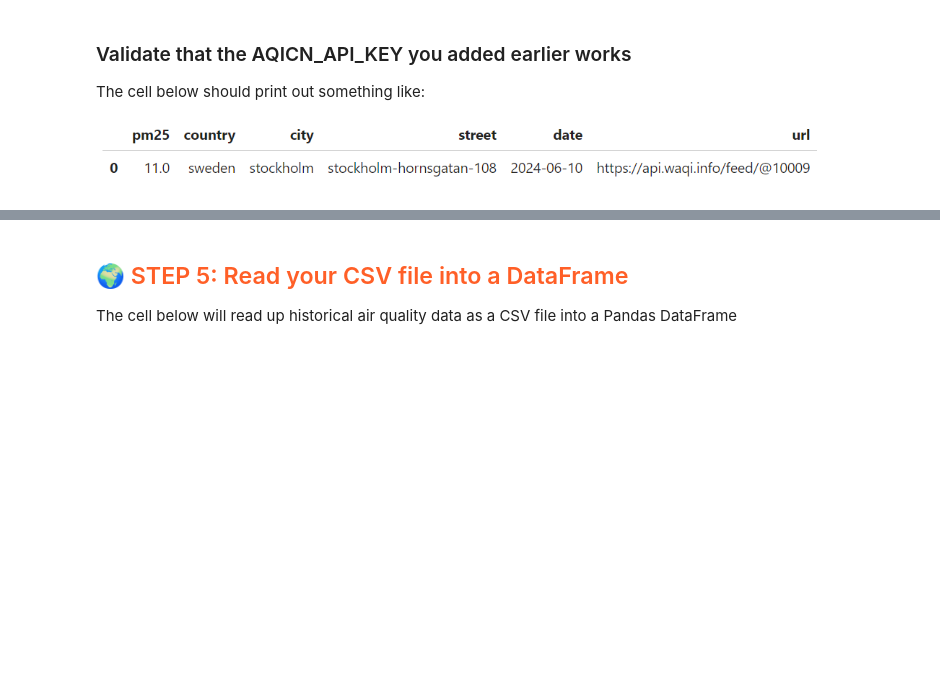
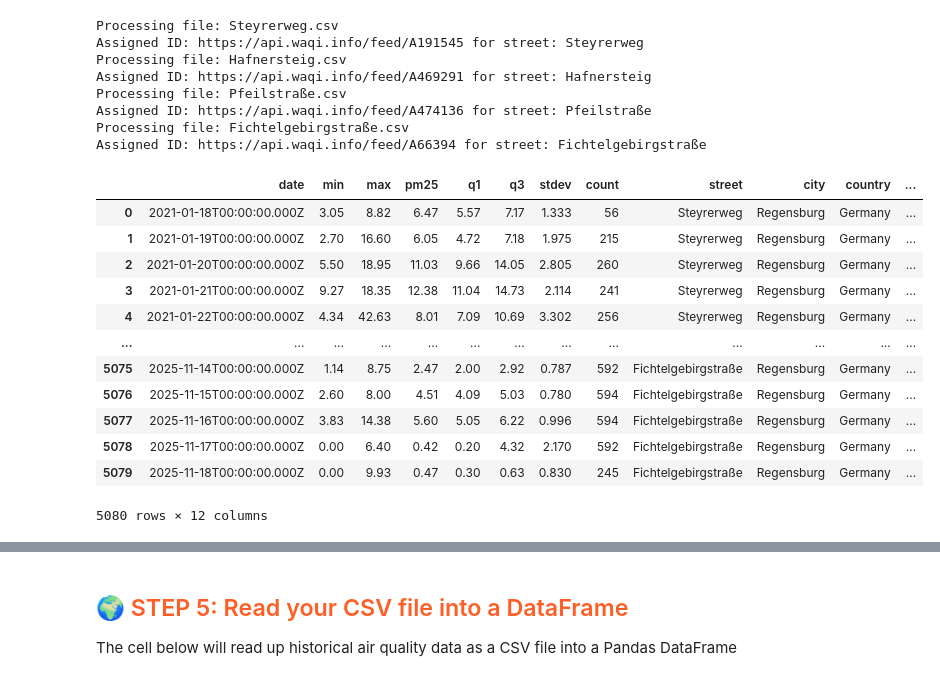
Before and after one commit to koderik/mlfs-book, a Jupyter notebook: notebooks/airquality/1_air_quality_feature_backfill.ipynb, the cells around one changed output, grey strips where cells are left out. Drawn from its saved outputs; the diff is of its cells as text; code cells hidden in the pictures; blank space fills up the shorter version.

```diff
--- a/notebooks/airquality/1_air_quality_feature_backfill.ipynb
+++ b/notebooks/airquality/1_air_quality_feature_backfill.ipynb
@@ -222,7 +140,47 @@ Secret('AQICN_API_KEY', 'PRIVATE')
-# %% [markdown]
-### Validate that the AQICN_API_KEY you added earlier works
-
-The cell below should print out something like:
-
-![image.png](attachment:832cc3e9-876c-450f-99d3-cc97abb55b13.png)
+# %%
+# open all csv in aqi_csv folder, check the filenames
+big_df = pd.DataFrame()
+for file in Path(f"./aqi_csv").glob("*.csv"):
+    print(f"Processing file: {file.name}")
+    street_name = file.name.replace(".csv", "")
+    df = pd.read_csv(file)
+    df['street'] = street_name
+    df["city"] = "Regensburg"
+    df["country"] = "Germany"
+    df["url"] = sensor_street[sensor_street['street'] == street_name]['url'].values[0]
+    print(f"Assigned ID: {df['url'].iloc[0]} for street: {street_name}")
+    # if median in columns, rename to pm25
+    if 'median' in df.columns:
+        df = df.rename(columns={"median": "pm25"})
+
+    big_df = pd.concat([big_df, df], ignore_index=True)
+
+
+big_df.columns = big_df.columns.str.strip()
+# drop where pm25 is NaN or empty
+big_df = big_df.dropna(subset=['pm25'])
+big_df = big_df[big_df['pm25'] != ' ']
+big_df
+# %% [output]
+Processing file: Steyrerweg.csv
+Assigned ID: https://api.waqi.info/feed/A191545 for street: Steyrerweg
+Processing file: Hafnersteig.csv
+Assigned ID: https://api.waqi.info/feed/A469291 for street: Hafnersteig
+Processing file: Pfeilstraße.csv
+Assigned ID: https://api.waqi.info/feed/A474136 for street: Pfeilstraße
+Processing file: Fichtelgebirgstraße.csv
+Assigned ID: https://api.waqi.info/feed/A66394 for street: Fichtelgebirgstraße
+|  | date | min | max | pm25 | q1 | q3 | stdev | count | street | city | country | ... |
+| 0 | 2021-01-18T00:00:00.000Z | 3.05 | 8.82 | 6.47 | 5.57 | 7.17 | 1.333 | 56 | Steyrerweg | Regensburg | Germany | ... |
+| 1 | 2021-01-19T00:00:00.000Z | 2.70 | 16.60 | 6.05 | 4.72 | 7.18 | 1.975 | 215 | Steyrerweg | Regensburg | Germany | ... |
+| 2 | 2021-01-20T00:00:00.000Z | 5.50 | 18.95 | 11.03 | 9.66 | 14.05 | 2.805 | 260 | Steyrerweg | Regensburg | Germany | ... |
+| 3 | 2021-01-21T00:00:00.000Z | 9.27 | 18.35 | 12.38 | 11.04 | 14.73 | 2.114 | 241 | Steyrerweg | Regensburg | Germany | ... |
+| 4 | 2021-01-22T00:00:00.000Z | 4.34 | 42.63 | 8.01 | 7.09 | 10.69 | 3.302 | 256 | Steyrerweg | Regensburg | Germany | ... |
+| ... | ... | ... | ... | ... | ... | ... | ... | ... | ... | ... | ... | ... |
+| 5075 | 2025-11-14T00:00:00.000Z | 1.14 | 8.75 | 2.47 | 2.00 | 2.92 | 0.787 | 592 | Fichtelgebirgstraße | Regensburg | Germany | ... |
+| 5076 | 2025-11-15T00:00:00.000Z | 2.60 | 8.00 | 4.51 | 4.09 | 5.03 | 0.780 | 594 | Fichtelgebirgstraße | Regensburg | Germany | ... |
+| 5077 | 2025-11-16T00:00:00.000Z | 3.83 | 14.38 | 5.60 | 5.05 | 6.22 | 0.996 | 594 | Fichtelgebirgstraße | Regensburg | Germany | ... |
+| 5078 | 2025-11-17T00:00:00.000Z | 0.00 | 6.40 | 0.42 | 0.20 | 4.32 | 2.170 | 592 | Fichtelgebirgstraße | Regensburg | Germany | ... |
+| 5079 | 2025-11-18T00:00:00.000Z | 0.00 | 9.93 | 0.47 | 0.30 | 0.63 | 0.830 | 245 | Fichtelgebirgstraße | Regensburg | Germany | ... |
+5080 rows × 12 columns
 # %%
```
Also changed, not shown: parts of 35 cells of this notebook, 14 other files.
